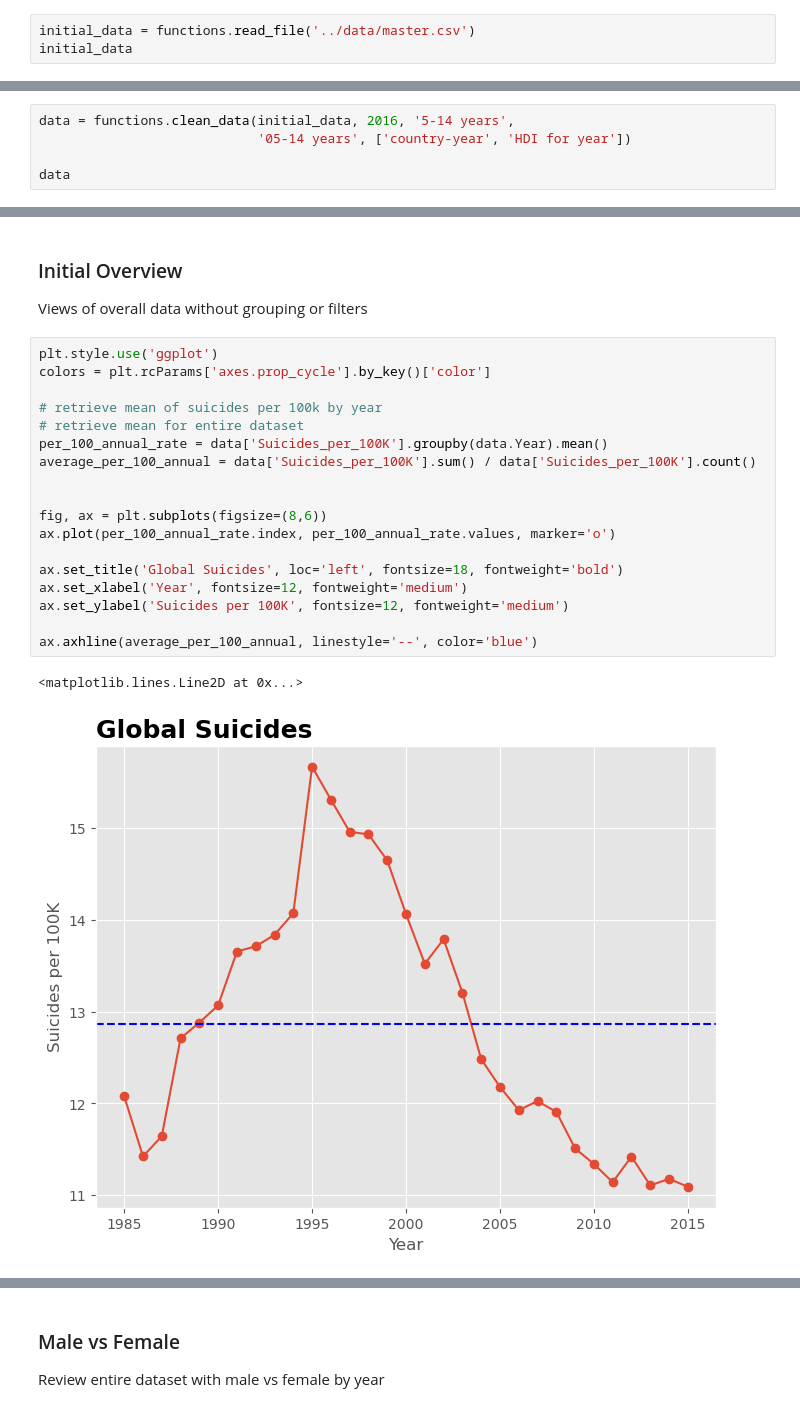
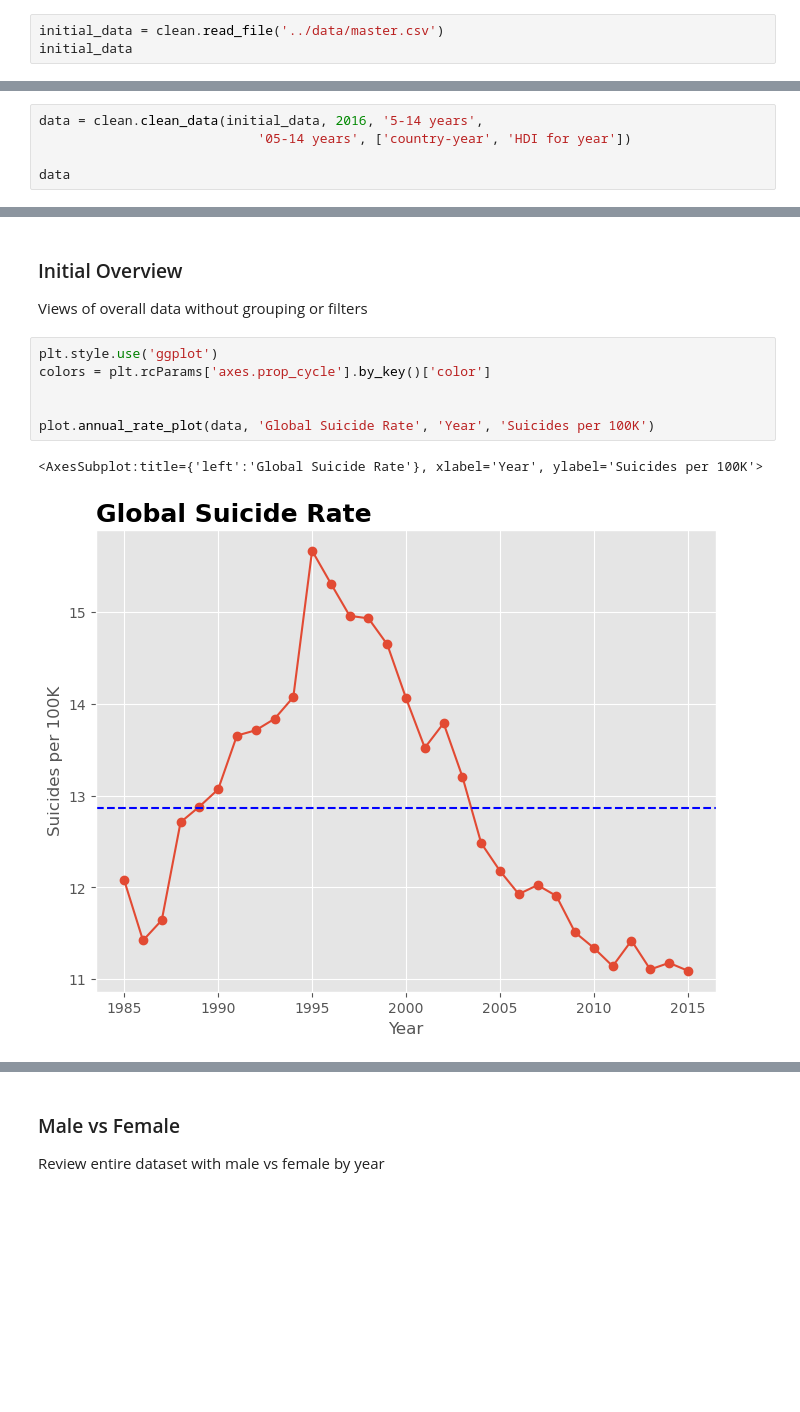
Before and after one commit to JaimeVRodriguez/suicide_rates_eda, a Jupyter notebook: notebooks/suicide_rate_eda.ipynb, the cells around one changed output, grey strips where cells are left out. Cells and saved outputs as stored; diff of their text form; blank space fills up the shorter version.

```diff
--- a/notebooks/suicide_rate_eda.ipynb
+++ b/notebooks/suicide_rate_eda.ipynb
@@ -21,7 +23,7 @@ import functions
 ### Data Sample
 First look at data
 # %%
-initial_data = functions.read_file('../data/master.csv')
+initial_data = clean.read_file('../data/master.csv')
 initial_data
 # %% [output]
 |  | country | year | sex | age | suicides_no | population | suicides/100k pop | country-year | ... |
@@ -42,7 +44,7 @@ initial_data
 Remove columns and records that will not be utilized. <br />
 Additionally rename columns to allow for better human readablity.
 # %%
-data = functions.clean_data(initial_data, 2016, '5-14 years',
+data = clean.clean_data(initial_data, 2016, '5-14 years',
                             '05-14 years', ['country-year', 'HDI for year'])
 
 data
@@ -63,25 +65,13 @@ data
 # %% [markdown]
 ### Initial Overview
 Views of overall data without grouping or filters
-# %%
-plt.style.use('ggplot')
-colors = plt.rcParams['axes.prop_cycle'].by_key()['color']
-
-# retrieve mean of suicides per 100k by year
-# retrieve mean for entire dataset
-per_100_annual_rate = data['Suicides_per_100K'].groupby(data.Year).mean()
-average_per_100_annual = data['Suicides_per_100K'].sum() / data['Suicides_per_100K'].count()
-
-
-fig, ax = plt.subplots(figsize=(8,6))
-ax.plot(per_100_annual_rate.index, per_100_annual_rate.values, marker='o')
-
-ax.set_title('Global Suicides', loc='left', fontsize=18, fontweight='bold')
-ax.set_xlabel('Year', fontsize=12, fontweight='medium')
-ax.set_ylabel('Suicides per 100K', fontsize=12, fontweight='medium')
-
-ax.axhline(average_per_100_annual, linestyle='--', color='blue')
-# %% [output]
-<matplotlib.lines.Line2D at 0x...>
-[figure, removed]
+# %%
+plt.style.use('ggplot')
+colors = plt.rcParams['axes.prop_cycle'].by_key()['color']
+
+
+plot.annual_rate_plot(data, 'Global Suicide Rate', 'Year', 'Suicides per 100K')
+# %% [output]
+<AxesSubplot:title={'left':'Global Suicide Rate'}, xlabel='Year', ylabel='Suicides per 100K'>
+[figure, added]
 # %%
```
Also changed, not shown: parts of 2 cells of this notebook, 4 other files.
